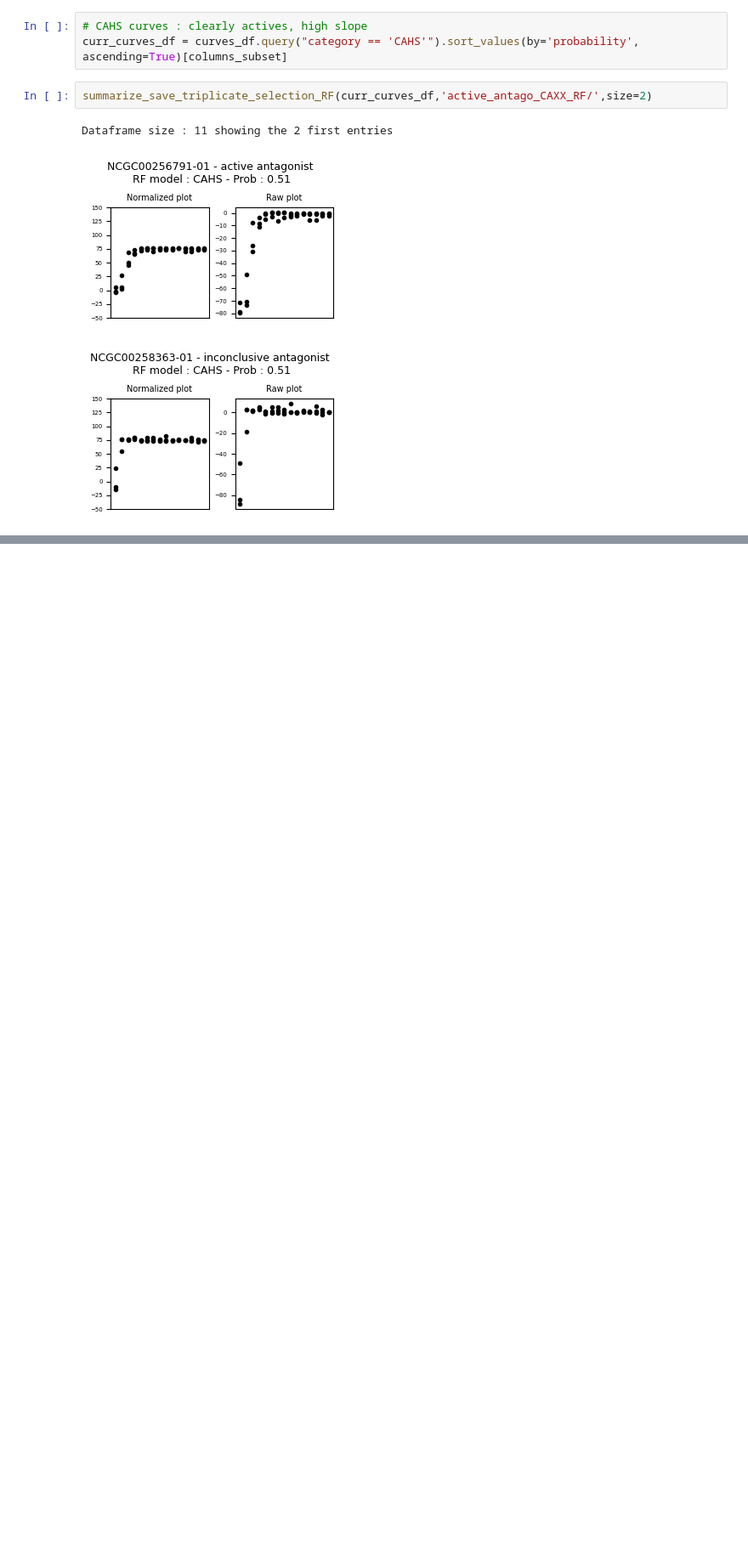
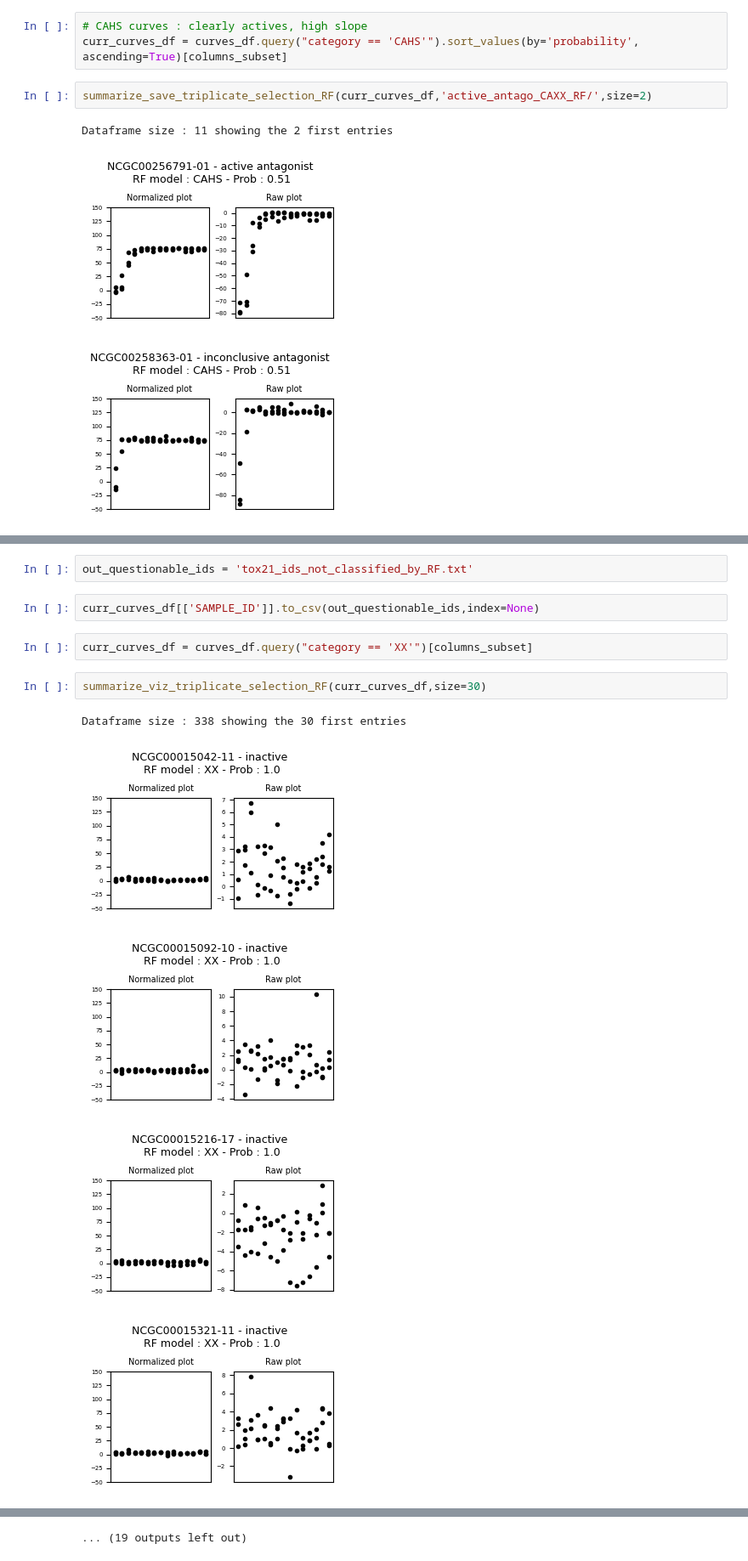
Before and after one commit to Sanofi-Public/IDD-Papers-AI4DR, a Jupyter notebook: AI4DR_Tox21_luc_biochem_dataset_analysis_RF_model.ipynb, the cells around one changed output, grey strips where cells are left out. Shown at 85% size. Cells and saved outputs as stored; diff of their text form; blank space fills up the shorter version.

Commit message:
RF classifier output analysis

```diff
--- a/AI4DR_Tox21_luc_biochem_dataset_analysis_RF_model.ipynb
+++ b/AI4DR_Tox21_luc_biochem_dataset_analysis_RF_model.ipynb
@@ -396,0 +398,14 @@ Dataframe size : 248 showing the 10 first entries
+# %%
+out_questionable_ids = 'tox21_ids_not_classified_by_RF.txt'
+# %%
+curr_curves_df[['SAMPLE_ID']].to_csv(out_questionable_ids,index=None)
+# %%
+curr_curves_df = curves_df.query("category == 'XX'")[columns_subset]
+# %%
+summarize_viz_triplicate_selection_RF(curr_curves_df,size=30)
+# %% [output]
+Dataframe size : 338 showing the 30 first entries
+[figure, added]
+[figure, added]
+[figure, added]
+[figure, added]
@@ -396,0 +419 @@ Dataframe size : 248 showing the 10 first entries
+... (19 outputs left out)
```
Also changed, not shown: parts of 10 cells of this notebook, 5 other files.
